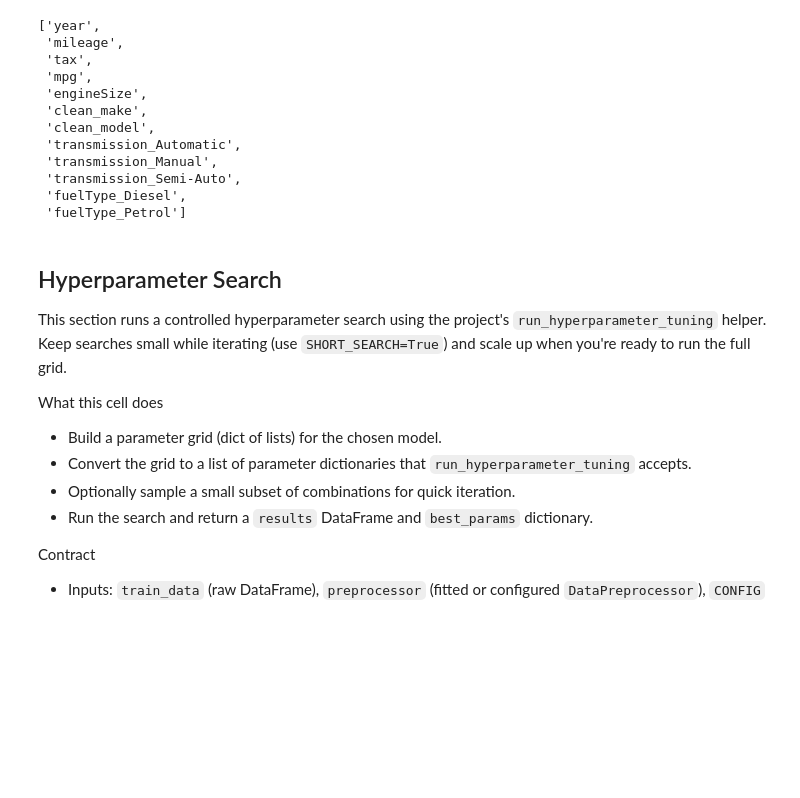
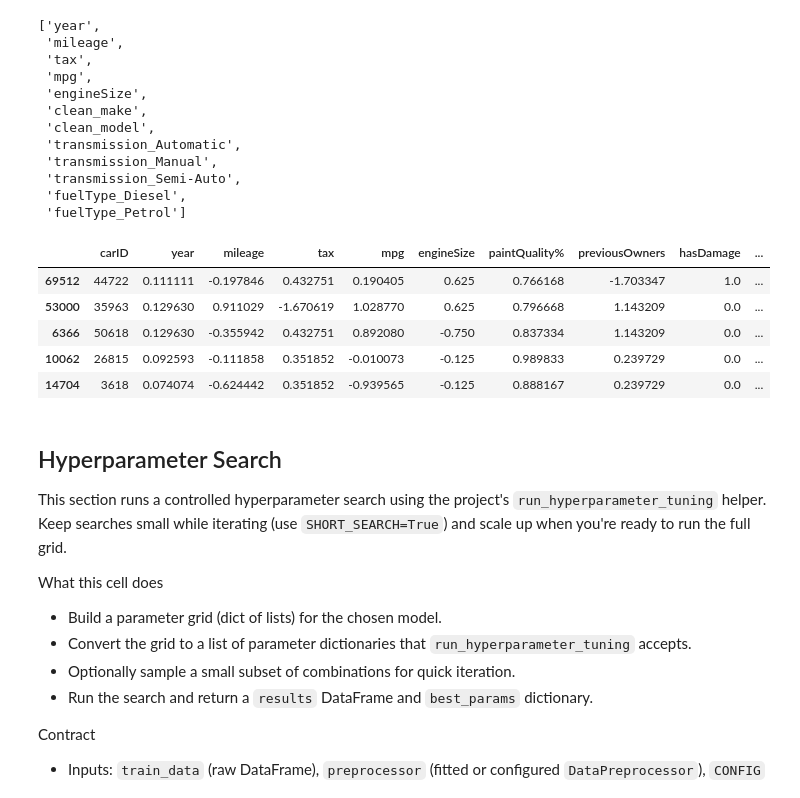
Before and after one commit to LeonardoDiCaterina/ML_group_45, a Jupyter notebook: Notebooks/Final_ML_template_W_skipgram.ipynb, the cells around one changed output. Saved outputs shown, nothing was run; the diff lists cells and outputs as text; code cells hidden in the pictures; blank space fills up the shorter version.

```diff
--- a/Notebooks/Final_ML_template_W_skipgram.ipynb
+++ b/Notebooks/Final_ML_template_W_skipgram.ipynb
@@ -554,6 +563,16 @@ choosen_features
  'transmission_Semi-Auto',
  'fuelType_Diesel',
  'fuelType_Petrol']
+# %%
+
+X_train.head()
+# %% [output]
+|  | carID | year | mileage | tax | mpg | engineSize | paintQuality% | previousOwners | hasDamage | ... |
+| 69512 | 44722 | 0.111111 | -0.197846 | 0.432751 | 0.190405 | 0.625 | 0.766168 | -1.703347 | 1.0 | ... |
+| 53000 | 35963 | 0.129630 | 0.911029 | -1.670619 | 1.028770 | 0.625 | 0.796668 | 1.143209 | 0.0 | ... |
+| 6366 | 50618 | 0.129630 | -0.355942 | 0.432751 | 0.892080 | -0.750 | 0.837334 | 1.143209 | 0.0 | ... |
+| 10062 | 26815 | 0.092593 | -0.111858 | 0.351852 | -0.010073 | -0.125 | 0.989833 | 0.239729 | 0.0 | ... |
+| 14704 | 3618 | 0.074074 | -0.624442 | 0.351852 | -0.939565 | -0.125 | 0.888167 | 0.239729 | 0.0 | ... |
 # %% [markdown]
 ## Hyperparameter Search
 This section runs a controlled hyperparameter search using the project's `run_hyperparameter_tuning` helper. Keep searches small while iterating (use `SHORT_SEARCH=True`) and scale up when you're ready to run the full grid.
```
Also changed, not shown: parts of 18 cells of this notebook.
